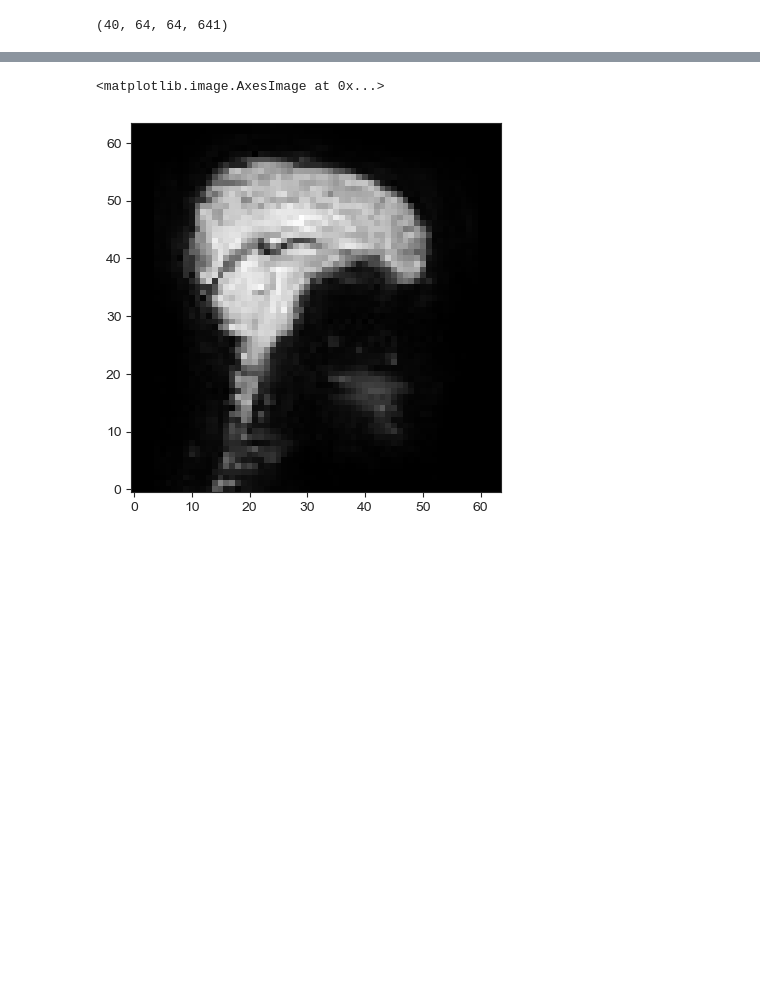
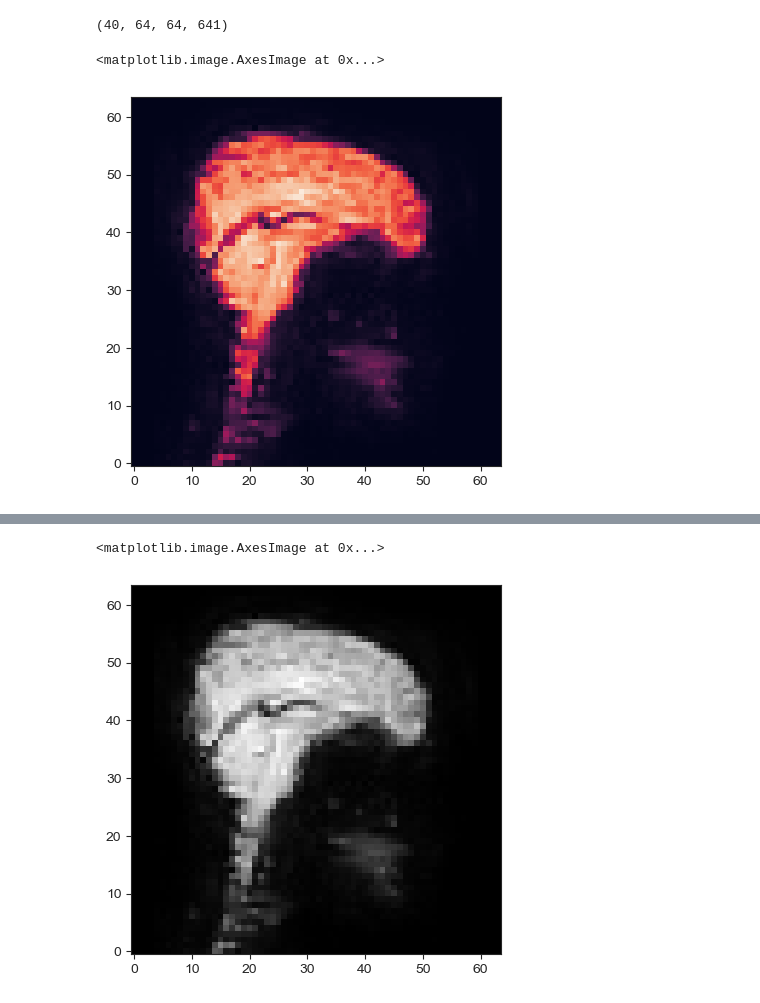
Before and after one commit to intsystems/2023-Project-112, a Jupyter notebook: src/data.ipynb, the cells around one changed output, grey strips where cells are left out. Cells and saved outputs as stored; diff of their text form; code cells hidden in the pictures; blank space fills up the shorter version.

```diff
--- a/src/data.ipynb
+++ b/src/data.ipynb
@@ -28,6 +28,11 @@ sub_04_data.shape
 slice_0 = sub_04_data[20, :, :, 100]
 slice_1 = sub_04_data[:, 32, :, 100]
 slice_2 = sub_04_data[:, :, 32, 100]
+# %%
+plt.imshow(slice_0.T, origin="lower")
+# %% [output]
+<matplotlib.image.AxesImage at 0x...>
+[figure, added]
 # %%
 show_slices([slice_0, slice_1, slice_2])
 # %% [output]
```
Also changed, not shown: parts of 2 cells of this notebook, 3 other files.
